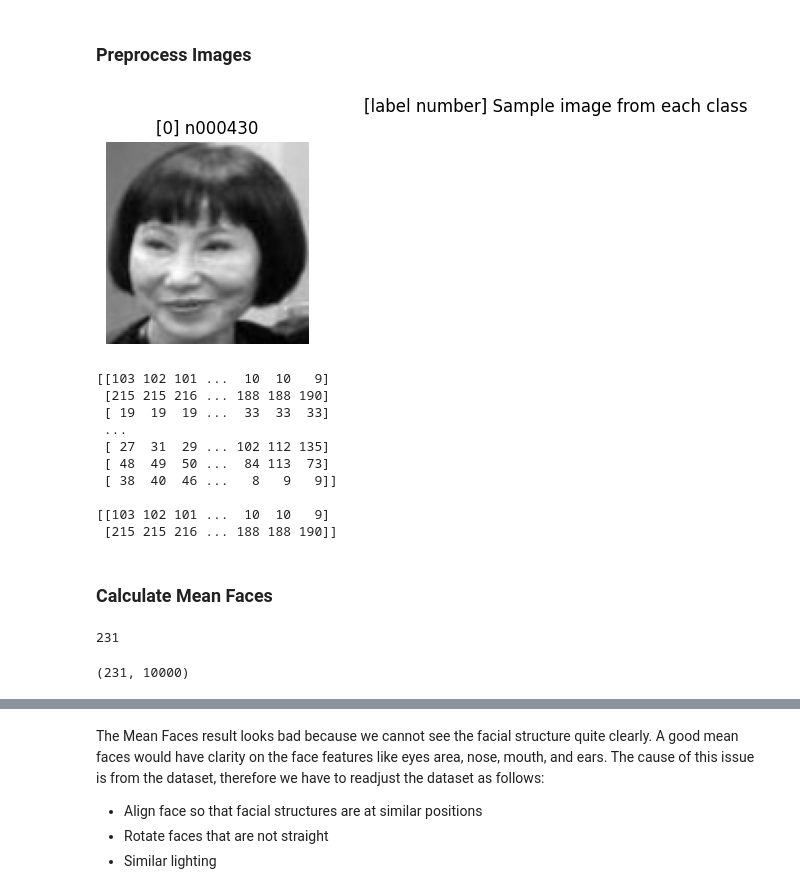
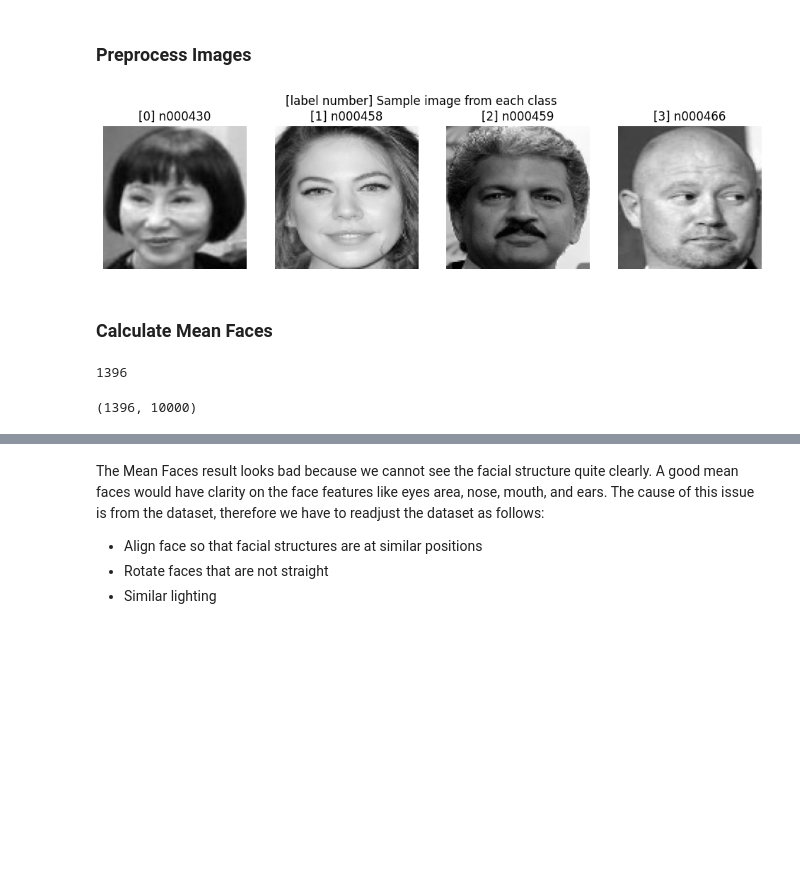
Before and after one commit to ReinerJasin/face_recognition_eigenfaces, a Jupyter notebook: project/face_recognition.ipynb, the cells around one changed output, grey strips where cells are left out. Saved outputs shown, nothing was run; the diff lists cells and outputs as text; code cells hidden in the pictures; blank space fills up the shorter version.

Commit message:
face_difference code block

```diff
--- a/project/face_recognition.ipynb
+++ b/project/face_recognition.ipynb
@@ -109,6 +109,7 @@ label_mapping = {
     'n000458': 1,
     'n000459': 2,
     'n000466': 3,
+    # 'n000430_2': 4,
     }
 
 plt.figure(figsize=(NUM_OF_CLASSES * 3, 3))
@@ -131,18 +132,28 @@ for class_folder in sorted(os.listdir(data_dir)):
     # if class_folder == "n000466":
     #     continue
 
+    if class_folder == "n000430_2":
+        continue
+
     # Save folder name in class_folder_list
     class_folder_list.append(class_folder)
 
     for index, image_file in enumerate(sorted(os.listdir(data_dir / class_folder))):
         # print(image_file)
 
+        image_path = data_dir / class_folder / image_file
+
+        # Read as grayscale
+        image = cv2.imread(str(image_path), cv2.IMREAD_GRAYSCALE)
+
+        # Read ERROR HANDLING
+        if image is None:
+            print("FAILED TO READ:", image_path)
+            continue
+
         # Save the list
         image_path_list.append(image_file)
         label_list.append(label_mapping[class_folder])
-
-        # Read as grayscale
-        image = cv2.imread(data_dir / class_folder / image_file, cv2.IMREAD_GRAYSCALE)
 
         # Image resize to 100x100
         image = cv2.resize(image, (TARGET_WIDTH, TARGET_HEIGHT))
@@ -153,67 +164,45 @@ for class_folder in sorted(os.listdir(data_dir)):
 
             # Show images as subplots
             plt.subplot(1, NUM_OF_CLASSES, len(class_folder_list))
             plt.imshow(image, cmap="gray")
             plt.title(f'[{label_mapping[class_folder]}] {class_folder}')
             plt.suptitle('[label number] Sample image from each class')
             plt.axis('off')
 
             # DEBUG PRINT
             # print(image.shape)
             # print(image.flatten().shape)
             # print(image.flatten())
 
         image_list.append(image.flatten())
 
 plt.show()
 
 image_list = np.array(image_list)
 
 # DEBUG PRINT
 # print(type(image_list))
 # print(image_list.ndim)
 # print(image_list.shape)
-print(image_list)
-print()
-print(image_list[:2])
+# print(image_list)
+# print()
+# print(image_list[:2])
 
 # print(class_folder_list)
 # print(image_path_list)
 # print(label_list)
 # print(len(image_path_list))
 # print(len(label_list))
-
-
-
-# Image resize for consistency (no need to be square, but needs to be the same for all images)
-
-
-# Convert image to grayscale
-
-
-# (Optional) manually adjust face alignment
-
-# (Optional) consistent lighting across the images
 # %% [output]
-[figure, old version]
+[figure, new version]
-[[103 102 101 ...  10  10   9]
- [215 215 216 ... 188 188 190]
- [ 19  19  19 ...  33  33  33]
- ...
- [ 27  31  29 ... 102 112 135]
- [ 48  49  50 ...  84 113  73]
- [ 38  40  46 ...   8   9   9]]
-
-[[103 102 101 ...  10  10   9]
- [215 215 216 ... 188 188 190]]
 # %% [markdown]
 ### Calculate Mean Faces
 # %%
 len(image_list)
 # %% [output]
-231
+1396
 # %%
 image_list.shape
 # %% [output]
-(231, 10000)
+(1396, 10000)
 # %%
```
Also changed, not shown: parts of 3 cells of this notebook.
